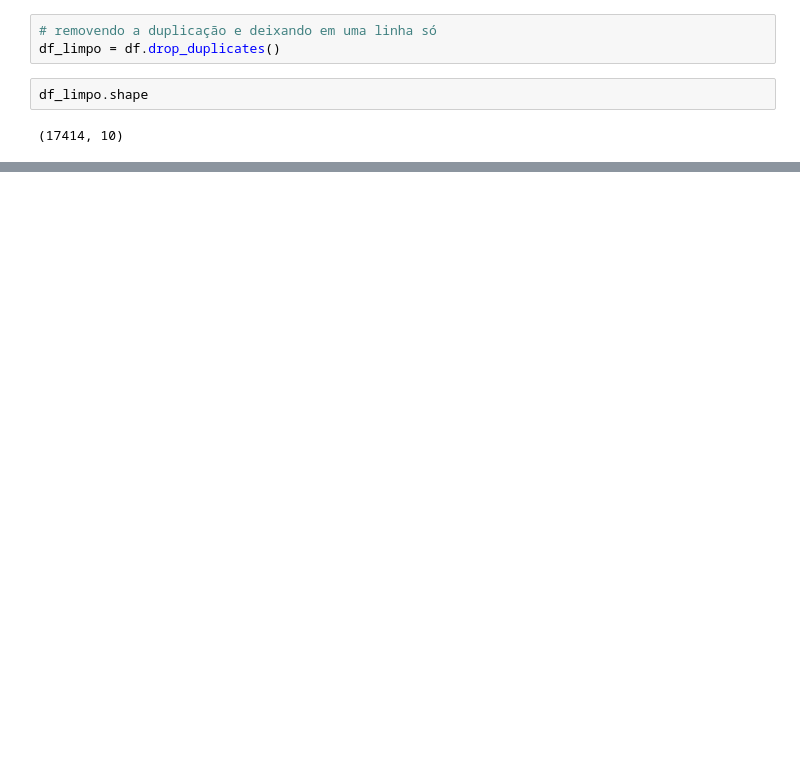
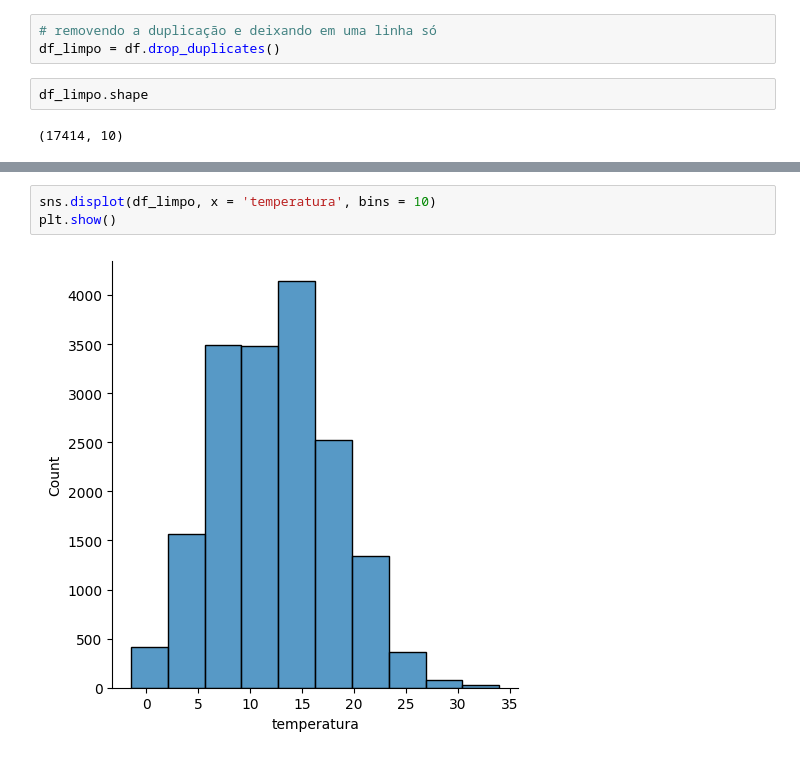
Before and after one commit to IronZiiz/Data-Science_Time-Series, a Jupyter notebook: Main_notebook_Time_series.ipynb, the cells around one changed output, grey strips where cells are left out. Drawn from its saved outputs; the diff is of its cells as text; blank space fills up the shorter version.

```diff
--- a/Main_notebook_Time_series.ipynb
+++ b/Main_notebook_Time_series.ipynb
@@ -106,0 +128,5 @@ df_limpo.shape
+# %%
+sns.displot(df_limpo, x = 'temperatura', bins = 10)
+plt.show()
+# %% [output]
+[figure, added]
```
Also changed, not shown: parts of 73 cells of this notebook.
